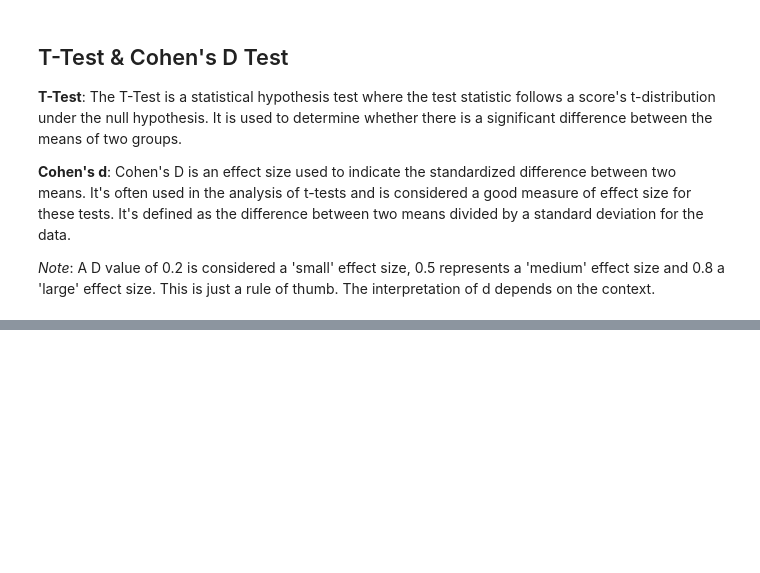
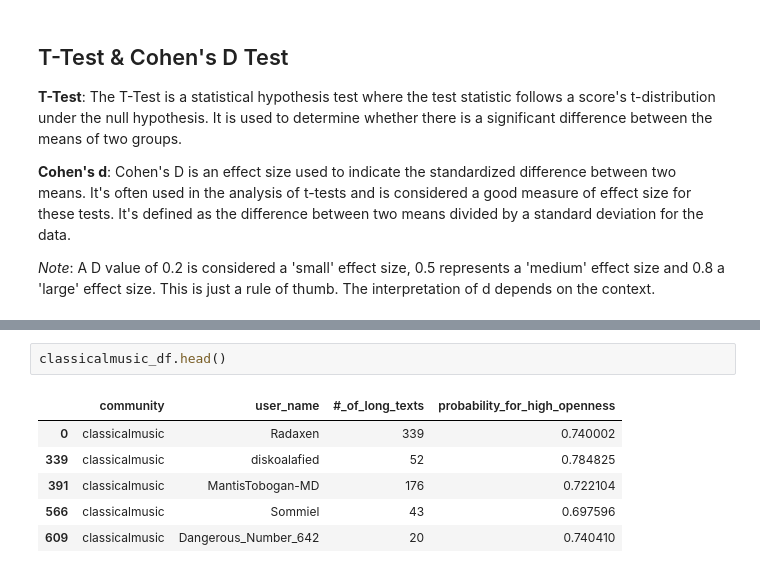
Before and after one commit to eliranshemtov/Musical-Preferences-And-Textual-Expression, a Jupyter notebook: Step8-back-to-reddit-data.ipynb, the cells around one changed output, grey strips where cells are left out. Saved outputs shown, nothing was run; the diff lists cells and outputs as text; blank space fills up the shorter version.

```diff
--- a/Step8-back-to-reddit-data.ipynb
+++ b/Step8-back-to-reddit-data.ipynb
@@ -689,0 +690,9 @@ plt.show()
+# %%
+classicalmusic_df.head()
+# %% [output]
+|  | community | user_name | #_of_long_texts | probability_for_high_openness |
+| 0 | classicalmusic | Radaxen | 339 | 0.740002 |
+| 339 | classicalmusic | diskoalafied | 52 | 0.784825 |
+| 391 | classicalmusic | MantisTobogan-MD | 176 | 0.722104 |
+| 566 | classicalmusic | Sommiel | 43 | 0.697596 |
+| 609 | classicalmusic | Dangerous_Number_642 | 20 | 0.740410 |
```
Also changed, not shown: parts of 16 cells of this notebook.
